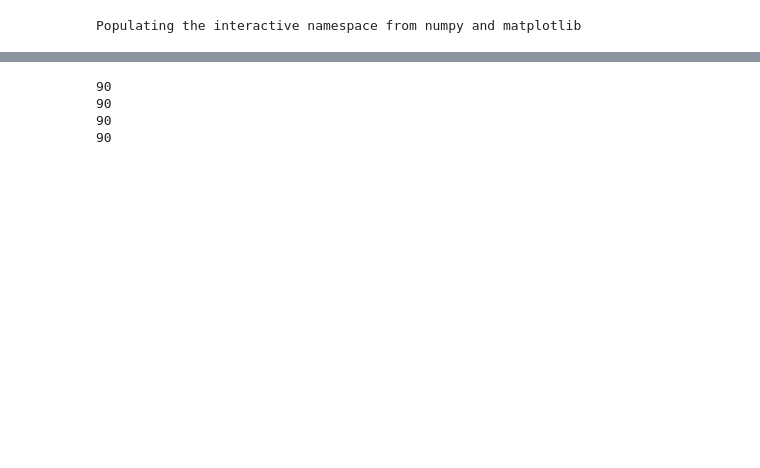
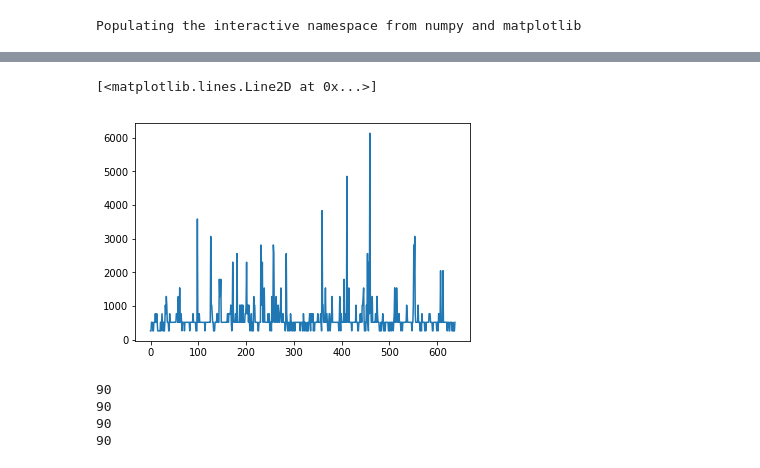
Before and after one commit to Khrystarlite/Poppy_Right_Arm_Creature, a Jupyter notebook: samples/notebooks/poppyAudio.ipynb, the cells around one changed output, grey strips where cells are left out. Drawn from its saved outputs; the diff is of its cells as text; code cells hidden in the pictures; blank space fills up the shorter version.

```diff
--- a/samples/notebooks/poppyAudio.ipynb
+++ b/samples/notebooks/poppyAudio.ipynb
@@ -362,3 +376,8 @@ for x in data_table:
+# %%
+plt.plot(data_table)
+# %% [output]
+[<matplotlib.lines.Line2D at 0x...>]
+[figure, added]
 # %%
 for x in poppy.motors:
     print(x.moving_speed)
```
Also changed, not shown: parts of 4 cells of this notebook, 1 other file.
